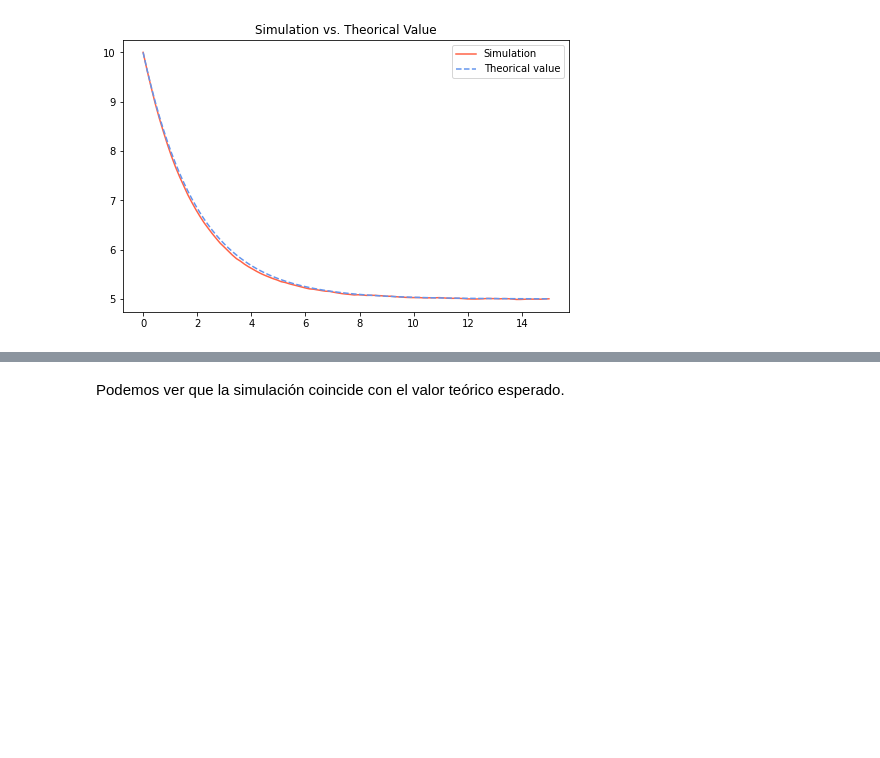
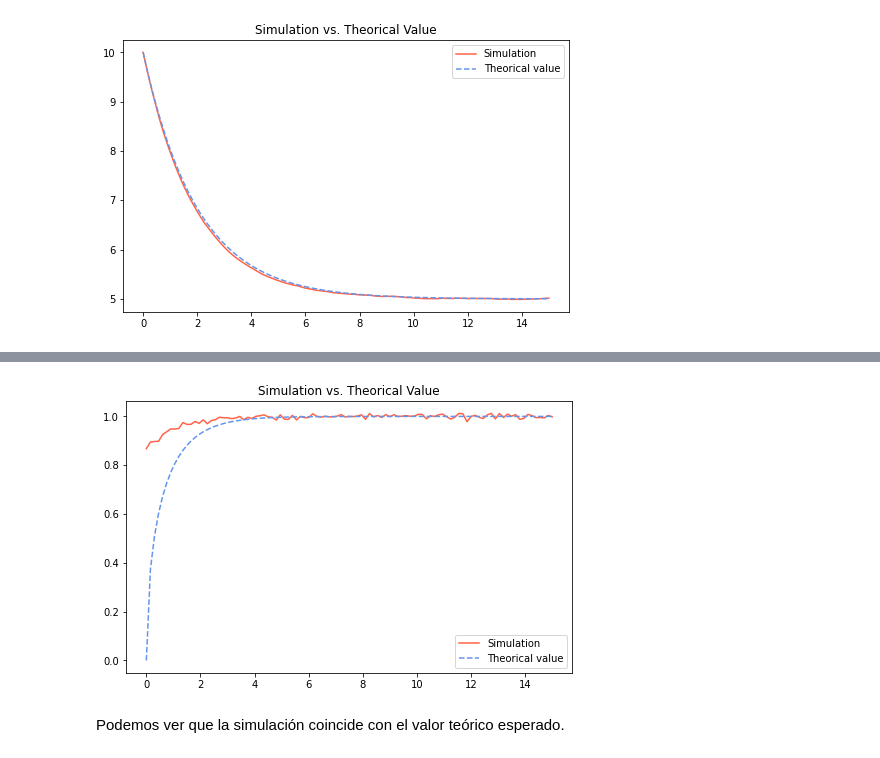
Before and after one commit to glorelvalle/g-mucd, a Jupyter notebook: pe/examen_valle_cano/examen_PE_2022_01_12/examen_ordinaria_PE_2020_2021_plantilla.ipynb, the cells around one changed output, grey strips where cells are left out. Cells and saved outputs as stored; diff of their text form; code cells hidden in the pictures; blank space fills up the shorter version.

```diff
--- a/pe/examen_valle_cano/examen_PE_2022_01_12/examen_ordinaria_PE_2020_2021_plantilla.ipynb
+++ b/pe/examen_valle_cano/examen_PE_2022_01_12/examen_ordinaria_PE_2020_2021_plantilla.ipynb
@@ -459,3 +461,8 @@ plot_th_simulation(t_mils, X_milstein, "var")
+# %%
+# Exact solution's comparison
+plot_th_simulation(t_vas, X_vas, "var")
+# %% [output]
+[figure, added]
 # %% [markdown]
 Podemos ver que la simulación coincide con el valor teórico esperado.
 # %% [markdown]
```
Also changed, not shown: parts of 12 cells of this notebook.
